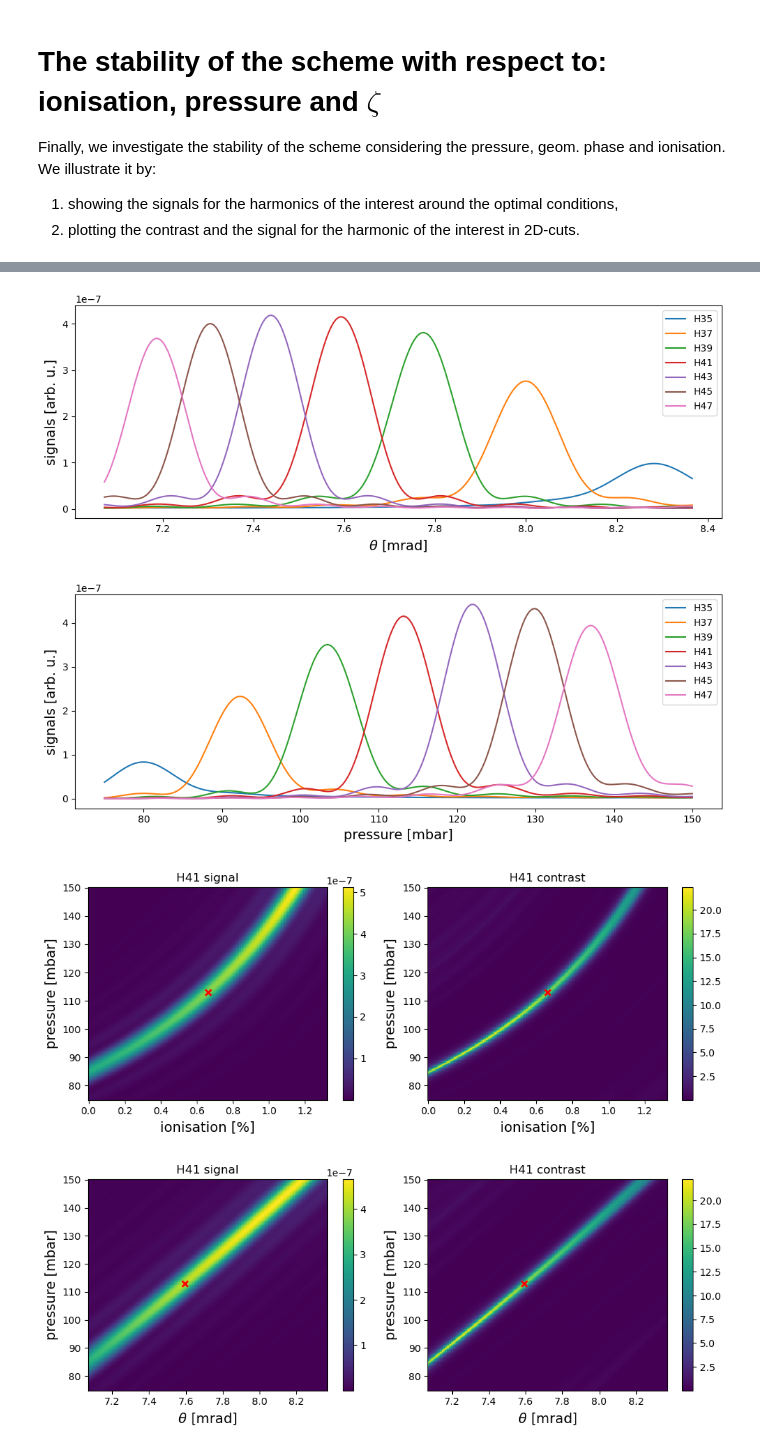
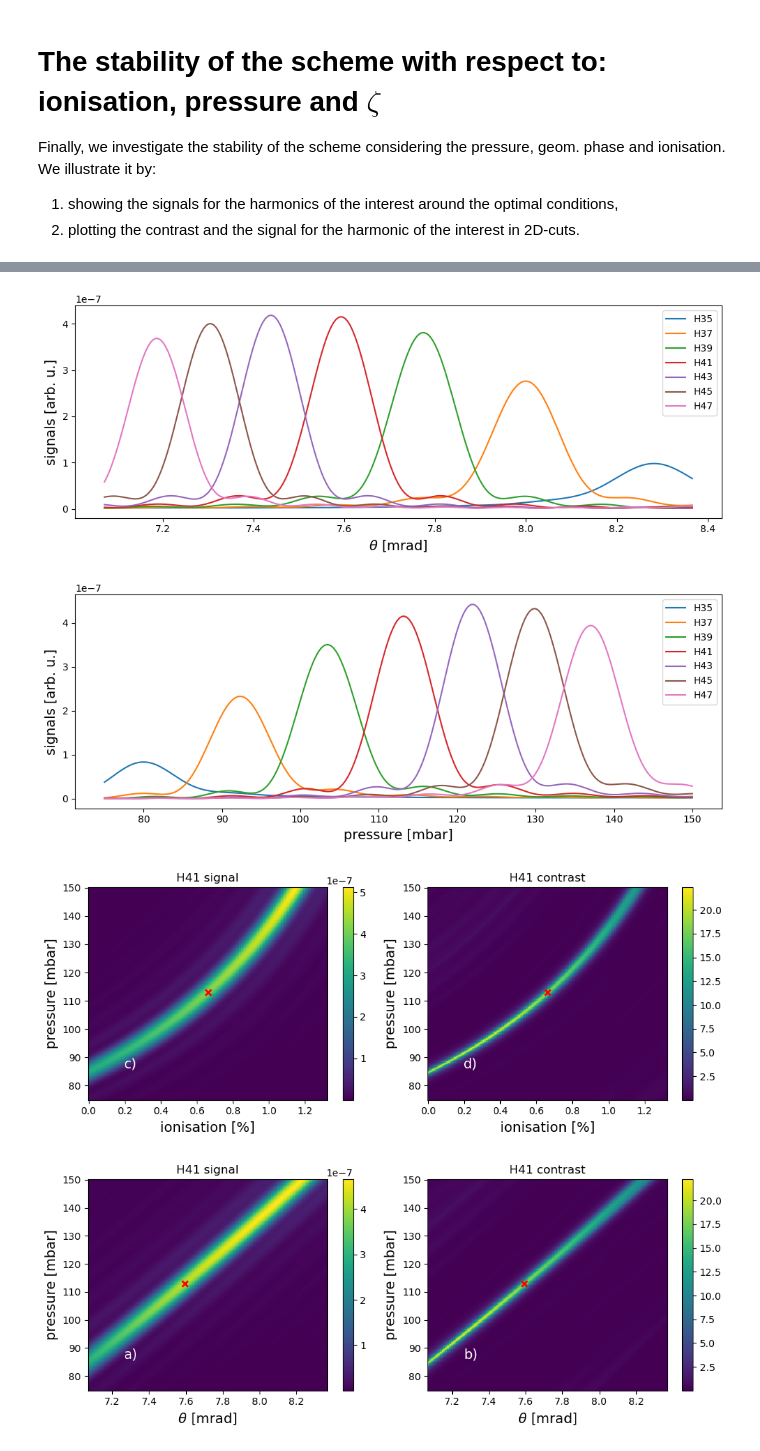
Before and after one commit to ofinke/Monochromatic-HHG-with-BG-beams, a Jupyter notebook: optimise_Ar_1030nm_H41_in_theta.ipynb, the cells around one changed output, grey strips where cells are left out. Drawn from its saved outputs; the diff is of its cells as text; code cells hidden in the pictures.

Commit message:
Update optimise_Ar_1030nm_H41_in_theta.ipynb
Added annotation

```diff
--- a/optimise_Ar_1030nm_H41_in_theta.ipynb
+++ b/optimise_Ar_1030nm_H41_in_theta.ipynb
@@ -349,6 +349,8 @@ ax[0].set_xlabel("ionisation [%]", fontsize=14)
 ax[0].set_title('H'+str(H_opt)+' signal')
 plt.colorbar(im, ax=ax[0])
 
+# Annotation, used in the paper.
+ax[0].annotate('c)',xy=(.15,.85),fontsize=14,color='w',xycoords='axes fraction')
 
 im = ax[1].pcolormesh(1e2*eta_grid, 1e3*pressure_grid,
                  XUV_sig.monochrom_function(H_interest,signals,H_opt,H_compare, metric = 'max')) #signals[H_interest.index(H_opt)])
@@ -359,6 +361,9 @@ plt.colorbar(im, ax=ax[1])
 
 ax[0].scatter(1e2*eta_gen, 1e3*pressure, c='r',marker='x',linewidths=2)
 ax[1].scatter(1e2*eta_gen, 1e3*pressure, c='r',marker='x',linewidths=2)
+
+# Annotation, used in the paper.
+ax[1].annotate('d)',xy=(.15,.85),fontsize=14,color='w',xycoords='axes fraction')
 
 plt.tight_layout()
 # fig.savefig('Signals_stability_eta-pressure.pdf')
@@ -379,6 +384,8 @@ ax[0].set_xlabel(r"$\theta$ [mrad]", fontsize=14)
 ax[0].set_title('H'+str(H_opt)+' signal')
 plt.colorbar(im, ax=ax[0])
 
+# Annotation, used in the paper.
+ax[0].annotate('a)',xy=(.15,.85),fontsize=14,color='w',xycoords='axes fraction')
 
 im = ax[1].pcolormesh(1e3*XUV_sig.zeta2theta(zeta_grid), 1e3*pressure_grid,
                  XUV_sig.monochrom_function(H_interest,signals,H_opt,H_compare, metric = 'max')) #signals[H_interest.index(H_opt)])
@@ -389,6 +396,9 @@ plt.colorbar(im, ax=ax[1])
 
 ax[0].scatter(1e3*XUV_sig.zeta2theta(zeta_opt), 1e3*pressure, c='r',marker='x',linewidths=2)
 ax[1].scatter(1e3*XUV_sig.zeta2theta(zeta_opt), 1e3*pressure, c='r',marker='x',linewidths=2)
+
+# Annotation, used in the paper.
+ax[1].annotate('b)',xy=(.15,.85),fontsize=14,color='w',xycoords='axes fraction')
 
 plt.tight_layout()
 # fig.savefig('Signals_stability_pressure-zeta.pdf')
@@ -400,34 +410,35 @@ for k1 in range(len(H_interest)):
     signals.append(np.zeros((len(zeta_grid),len(eta_grid))))
     for k2 in range(len(zeta_grid)):
         signals[k1][k2,:] = XUV_sig.periodic_medium_signal(pressure, zeta_grid[k2], l1, xi_opt, eta_grid, H_interest[k1], M_3Labs, parameters)[1]
 
 
 fig, ax = plt.subplots(nrows=1, ncols=2, figsize=(10,4))
 im = ax[0].pcolormesh(1e2*eta_grid, 1e3*XUV_sig.zeta2theta(zeta_grid), signals[H_interest.index(H_opt)])
 ax[0].set_ylabel(r"$\theta$ [mrad]", fontsize=14)
 ax[0].set_xlabel("ionisation [%]", fontsize=14)
 ax[0].set_title('H'+str(H_opt)+' signal')
 plt.colorbar(im, ax=ax[0])
 
 
+
+
 im = ax[1].pcolormesh(1e2*eta_grid, 1e3*XUV_sig.zeta2theta(zeta_grid),
                  XUV_sig.monochrom_function(H_interest,signals,H_opt,H_compare, metric = 'max')) #signals[H_interest.index(H_opt)])
 ax[1].set_ylabel(r"$\theta$ [mrad]", fontsize=14)
 ax[1].set_xlabel("ionisation [%]", fontsize=14)
 ax[1].set_title('H'+str(H_opt)+' contrast')
 plt.colorbar(im, ax=ax[1])
 
 ax[0].scatter(1e2*eta_gen, 1e3*XUV_sig.zeta2theta(zeta_opt),c='r',marker='x',linewidths=2)
 ax[1].scatter(1e2*eta_gen, 1e3*XUV_sig.zeta2theta(zeta_opt),c='r',marker='x',linewidths=2)
 
-# Annotation, used in the paper.
-ax[1].annotate('a)',xy=(.85,.85),fontsize=14,color='w',xycoords='axes fraction')
+
 
 plt.tight_layout()
 # fig.savefig('Signals_stability_eta-zeta.pdf')
 # %% [output]
 [figure]
 [figure]
 [figure]
-[figure, old version]
+[figure, new version]
-[figure, old version]
+[figure, new version]
```
Also changed, not shown: parts of 1 cell of this notebook.
